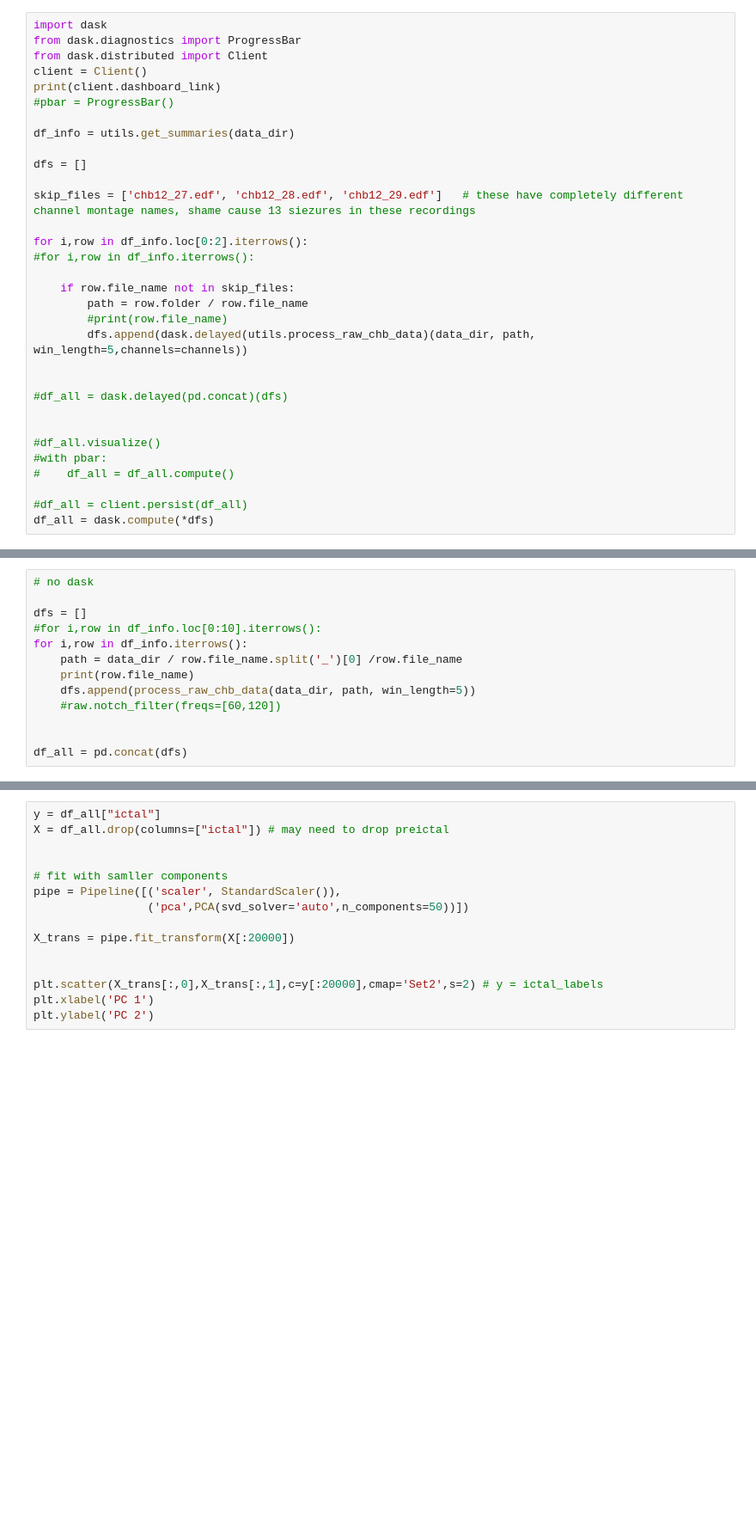
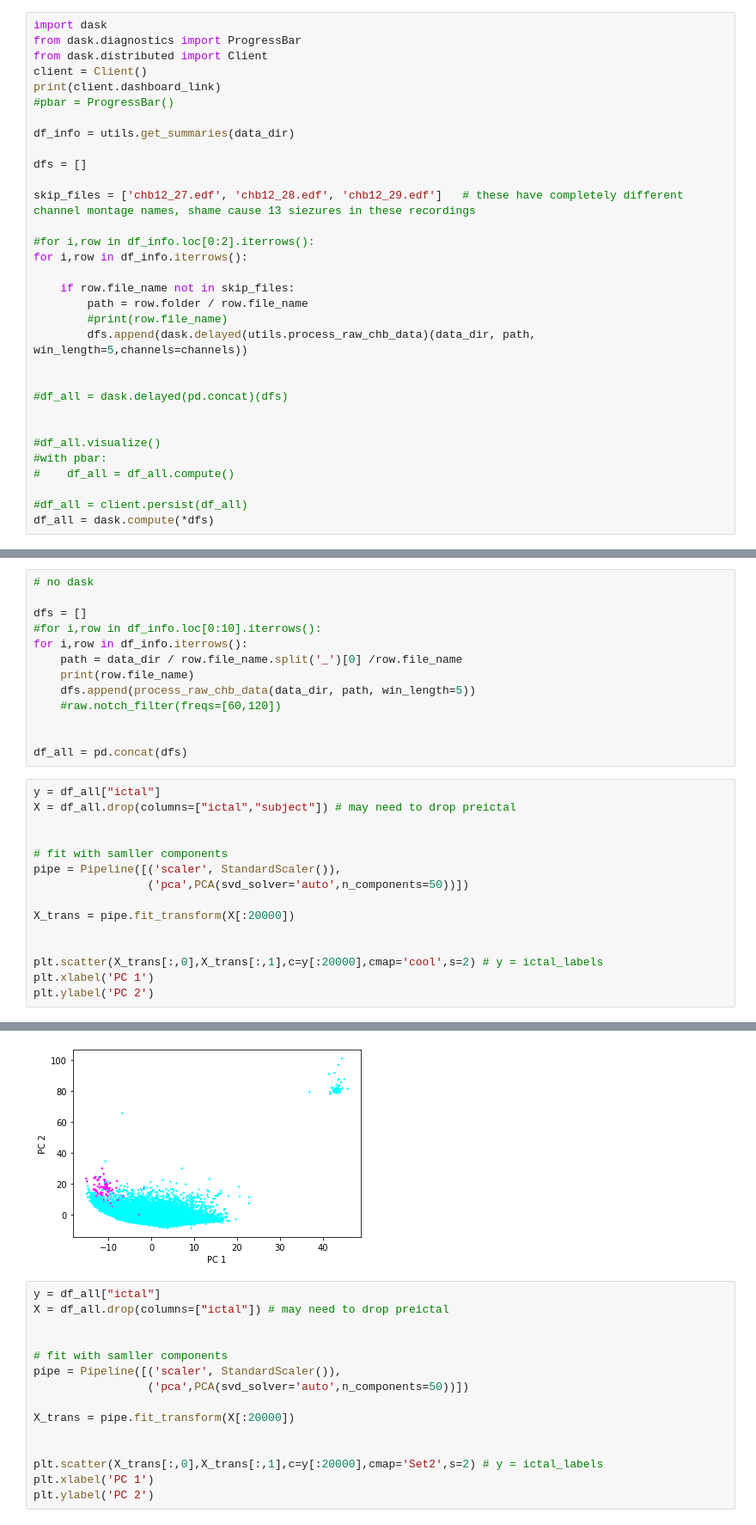
Before and after one commit to mattjdavis/eeg_classifier, a Jupyter notebook: load_data.ipynb, the cells around one changed output, grey strips where cells are left out. Shown at 86% size. Saved outputs shown, nothing was run; the diff lists cells and outputs as text; blank space fills up the shorter version.

```diff
--- a/load_data.ipynb
+++ b/load_data.ipynb
@@ -167,8 +167,8 @@ dfs = []
 
 skip_files = ['chb12_27.edf', 'chb12_28.edf', 'chb12_29.edf']	# these have completely different channel montage names, shame cause 13 siezures in these recordings
 
-for i,row in df_info.loc[0:2].iterrows():
-#for i,row in df_info.iterrows():
+#for i,row in df_info.loc[0:2].iterrows():
+for i,row in df_info.iterrows():
 
     if row.file_name not in skip_files:
         path = row.folder / row.file_name
@@ -243,3 +257,19 @@ for i,row in df_info.iterrows():
 
 
 df_all = pd.concat(dfs)
+# %%
+y = df_all["ictal"]
+X = df_all.drop(columns=["ictal","subject"]) # may need to drop preictal
+
+
+# fit with samller components
+pipe = Pipeline([('scaler', StandardScaler()),
+                 ('pca',PCA(svd_solver='auto',n_components=50))])
+
+X_trans = pipe.fit_transform(X[:20000])
+
+
+plt.scatter(X_trans[:,0],X_trans[:,1],c=y[:20000],cmap='cool',s=2) # y = ictal_labels
+plt.xlabel('PC 1')
+plt.ylabel('PC 2')
+# %% [output]
@@ -246,3 +277,4 @@ df_all = pd.concat(dfs)
+[figure, added]
 # %%
 y = df_all["ictal"]
 X = df_all.drop(columns=["ictal"]) # may need to drop preictal
```
Also changed, not shown: parts of 4 cells of this notebook.
